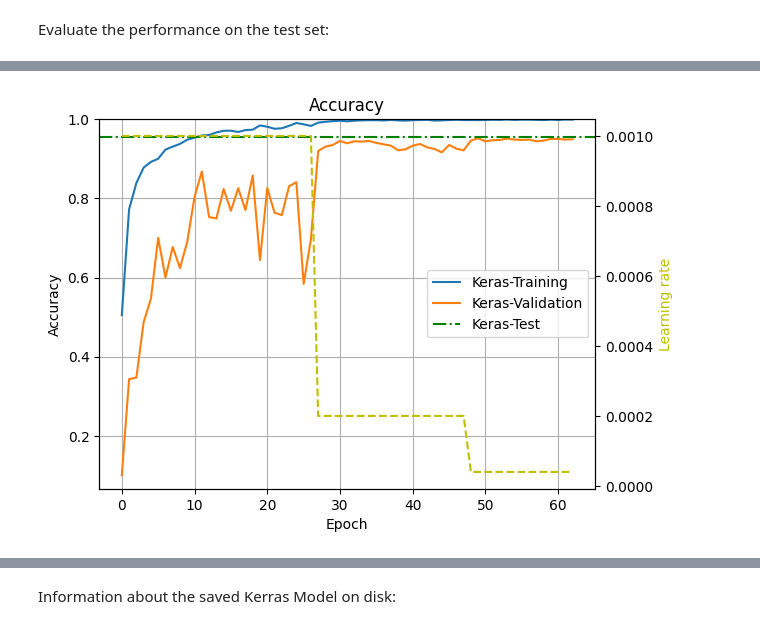
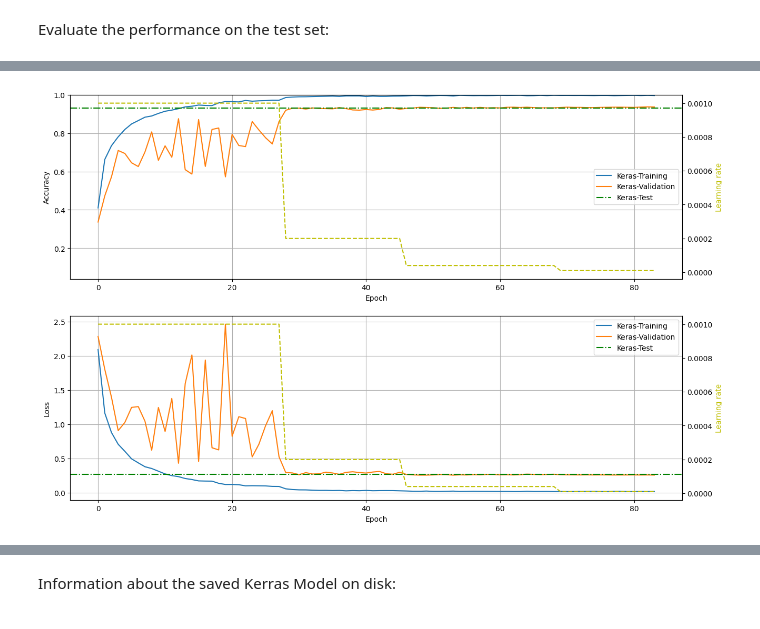
Before and after one commit to kerem-cekmeceli/ML_MCU, a Jupyter notebook: main.ipynb, the cells around one changed output, grey strips where cells are left out. Drawn from its saved outputs; the diff is of its cells as text; code cells hidden in the pictures.

```diff
--- a/main.ipynb
+++ b/main.ipynb
@@ -19,7 +19,7 @@ from models import get_model
 Number of speakers and the percentage of the available samples to use to consider:
 # %%
 # Number of speakers and the percentage of the available samples to use to consider:
-num_speakers = 15
+num_speakers = 25
 model_name = 'test_' + str(num_speakers) + '_spk'
 dataset_percentage = 1. # 0.85
 segmentLength=1024
@@ -87,7 +85,9 @@ plt.show()
 # %%
-f_s, x_train, y_train, x_test, y_test = get_data_tensors(paths_train=paths_train, paths_test=paths_test,
-                                                         y_train_l=y_train_l, y_test_l=y_test_l,
-                                                         tot_slice_len=slice_len,
-                                                         used_train_sz_rat=dataset_percentage,
-                                                         used_test_sz_rat=1.,
-                                                         segmentLength=segmentLength)
+with tf.device("/cpu:0"):
+    f_s, x_train, y_train, x_test, y_test = get_data_tensors(paths_train=paths_train, paths_test=paths_test,
+                                                            y_train_l=y_train_l, y_test_l=y_test_l,
+                                                            tot_slice_len=slice_len,
+                                                            used_train_sz_rat=dataset_percentage,
+                                                            used_test_sz_rat=1.,
+                                                            segmentLength=segmentLength)
+print("Train - test size before feature extraction : ", x_train.shape, x_test.shape)
@@ -215,6 +219,7 @@ Epoch 63: early stopping
 # %% [markdown]
 Evaluate the performance on the test set:
 # %%
+model = keras.models.load_model(path_keras_model + model_name_keras)
 y_pred = model.predict(x_test_mfcc)
 
 test_loss, test_acc = model.evaluate(x_test_mfcc,  y_test, verbose=2)
@@ -228,22 +233,33 @@ Test loss: 0.1763533651828766
 # %%
-fig, ax1 = plt.subplots()
-ax2 = ax1.twinx()
+fig, ax = plt.subplots(2, 1, figsize=(15, 10))
 
-# plt.figure()
-ax1.plot(history_keras.history['accuracy'], label='Keras-Training')
-ax1.plot(history_keras.history['val_accuracy'], label='Keras-Validation')
-ax1.axhline(y=test_acc, xmin=0, xmax=epochs, linestyle='-.', color='g', label='Keras-Test')
-ax1.set_xlabel('Epoch')
-ax1.set_ylabel('Accuracy')
-ax1.set_ylim([1/num_speakers, 1])
+# Accuracy plot
+ax2 = ax[0].twinx()
+ax[0].plot(history_keras.history['accuracy'], label='Keras-Training')
+ax[0].plot(history_keras.history['val_accuracy'], label='Keras-Validation')
+ax[0].axhline(y=test_acc, xmin=0, xmax=epochs, linestyle='-.', color='g', label='Keras-Test')
+ax[0].set_xlabel('Epoch')
+ax[0].set_ylabel('Accuracy')
+ax[0].set_ylim([1/num_speakers, 1])
 ax2.plot(history_keras.history['lr'], color='y', linestyle='--')
 ax2.set_ylabel('Learning rate', color='y')
-ax1.legend(loc='right')
-plt.grid()
-ax1.grid()
-ax2.grid()
-plt.title("Accuracy")
-plt.savefig(path_figures + 'keras_acc_epochs.png')
+ax[0].legend(loc='right')
+ax[0].grid()
+
+# Loss plot
+ax3 = ax[1].twinx()
+ax[1].plot(history_keras.history['loss'], label='Keras-Training')
+ax[1].plot(history_keras.history['val_loss'], label='Keras-Validation')
+ax[1].axhline(y=test_loss, xmin=0, xmax=epochs, linestyle='-.', color='g', label='Keras-Test')
+ax[1].set_xlabel('Epoch')
+ax[1].set_ylabel('Loss')
+ax3.plot(history_keras.history['lr'], color='y', linestyle='--')
+ax3.set_ylabel('Learning rate', color='y')
+ax[1].legend(loc='upper right')
+ax[1].grid()
+
+
+plt.savefig(path_figures + 'keras_acc_loss_epochs.png')
 plt.show()
 # %% [output]
-[figure, old version]
+[figure, new version]
```
Also changed, not shown: parts of 25 cells of this notebook, 58 other files.
